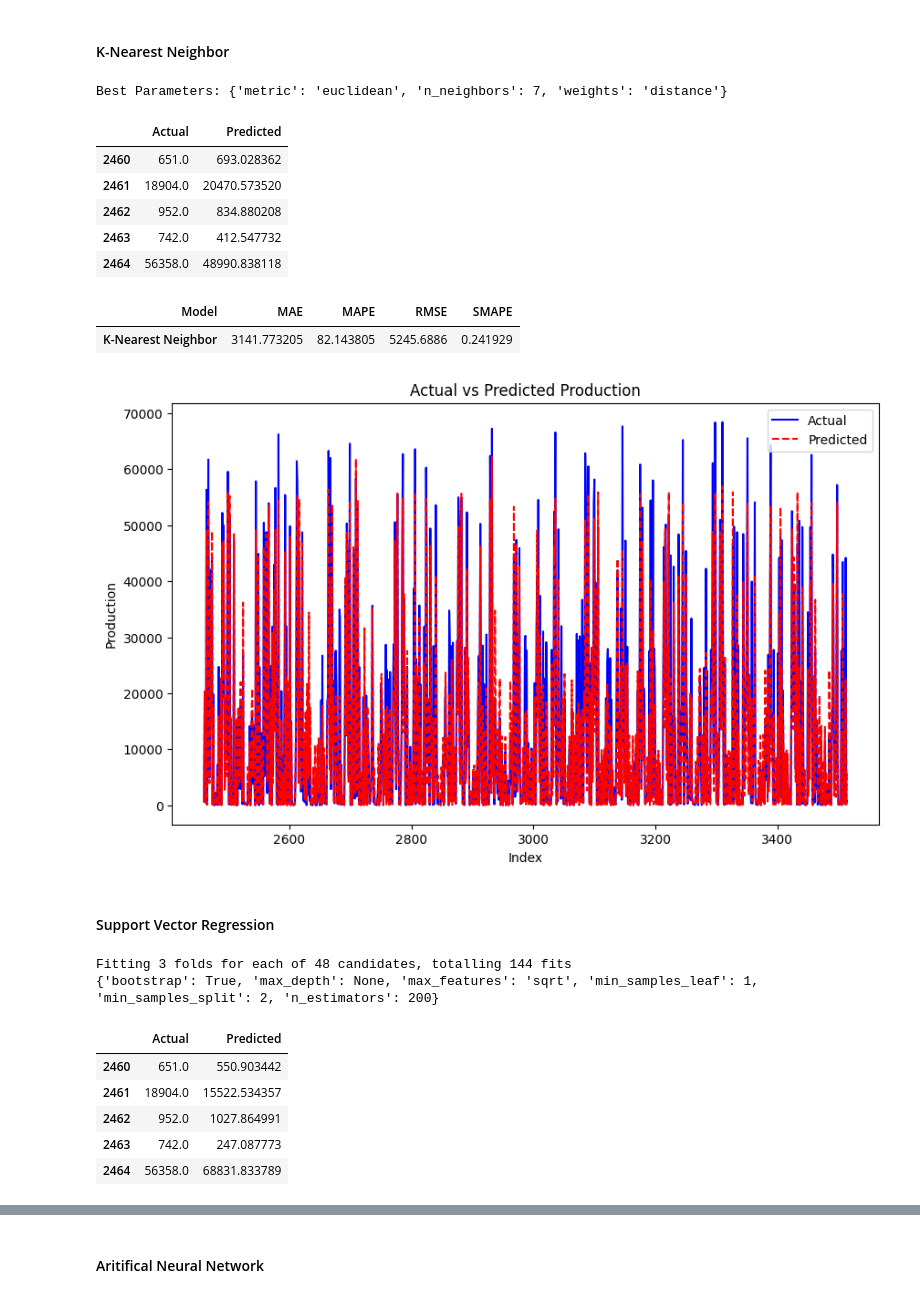
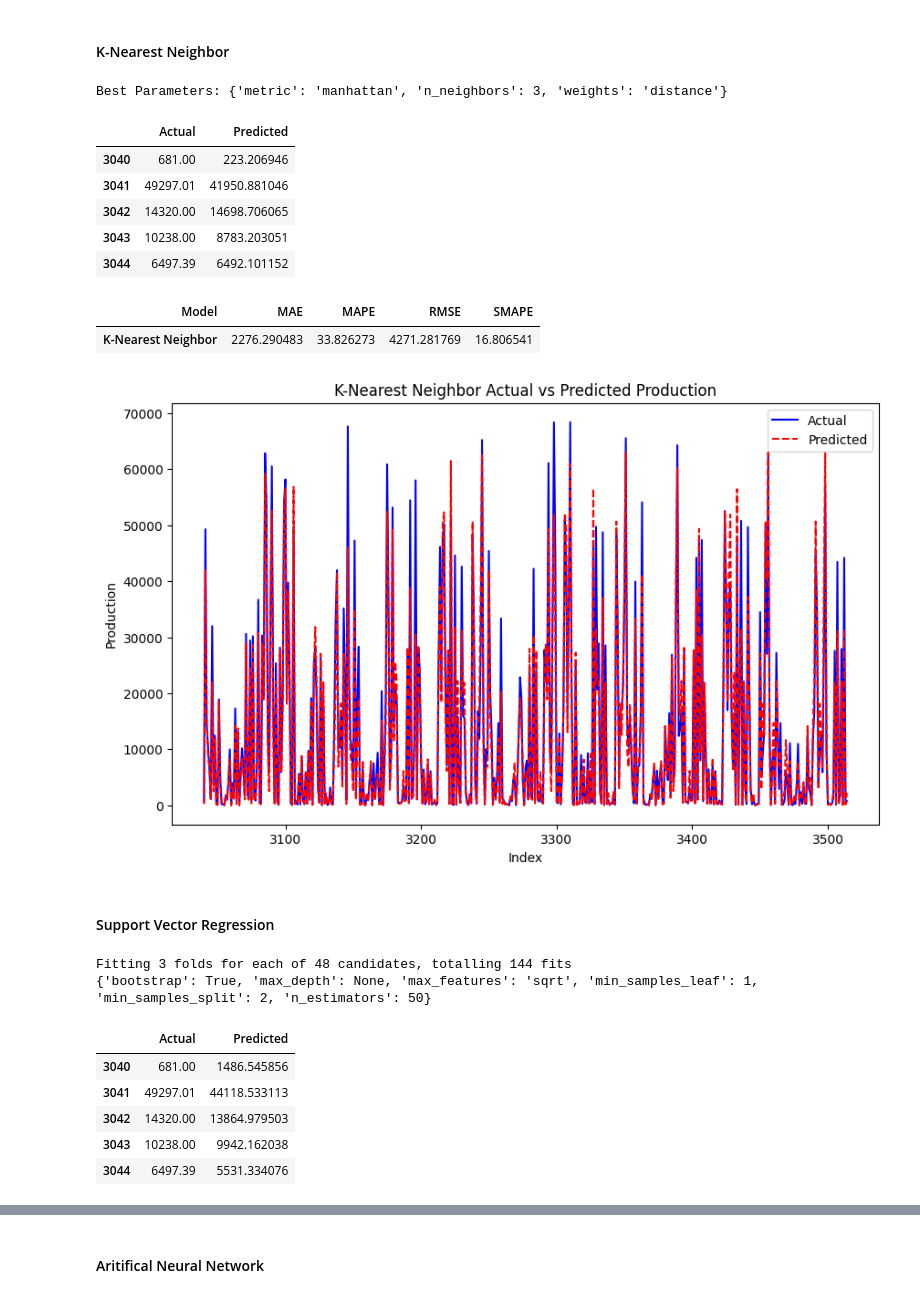
Before and after one commit to Geez-l/Project_197, a Jupyter notebook: Final version 1.ipynb, the cells around one changed output, grey strips where cells are left out. Drawn from its saved outputs; the diff is of its cells as text; code cells hidden in the pictures.

```diff
--- a/Final version 1.ipynb
+++ b/Final version 1.ipynb
@@ -404,19 +401,20 @@ dataset.head(5)
 # %% [markdown]
 <h4>Split train/test</h4>
 # %%
-# initialize the scaler
+# Initialize the scaler
 scaler = StandardScaler()
 
-X = dataset.drop(['Production', 'Log_Production', 'Date'], axis=1)
-y = dataset['Log_Production']
+# Split the dataset into training and testing sets based on the 'Date' column
+train_data = dataset[dataset['Date'] < '2020-04-01']
+test_data = dataset[dataset['Date'] >= '2020-04-01']
 
-# split into train and test (70% train, 30% test)
-train_size = int(0.7 * len(dataset))
-X_train, X_test, y_train, y_test = train_test_split(X, y, test_size=0.3, shuffle=False)
+# Prepare the features and target variable
+X_train = train_data.drop(['Production', 'Log_Production', 'Date'], axis=1)
+y_train = train_data['Log_Production']
+X_test = test_data.drop(['Production', 'Log_Production', 'Date'], axis=1)
+y_test = test_data['Log_Production']
 
-# fit the scaler on the training data and transform X_train
+# Fit the scaler on the training data and transform both training and testing sets
 X_train_scaled = scaler.fit_transform(X_train)
-
-# transform X_test using the same scaler (do not fit again)
 X_test_scaled = scaler.transform(X_test)
 # %%
@@ -687,7 +688,7 @@ print("Best Parameters:", grid_search_knn.best_params_)
 # use the best model
 model_knn = grid_search_knn.best_estimator_
 # %% [output]
-Best Parameters: {'metric': 'euclidean', 'n_neighbors': 7, 'weights': 'distance'}
+Best Parameters: {'metric': 'manhattan', 'n_neighbors': 3, 'weights': 'distance'}
 # %%
 # make predictions
 y_pred_knn = model_knn.predict(X_test_scaled)
@@ -699,11 +700,11 @@ results = pd.DataFrame({'Actual': y_test_original, 'Predicted': y_pred_original_
 results.head(5)
 # %% [output]
 |  | Actual | Predicted |
-| 2460 | 651.0 | 693.028362 |
-| 2461 | 18904.0 | 20470.573520 |
-| 2462 | 952.0 | 834.880208 |
-| 2463 | 742.0 | 412.547732 |
-| 2464 | 56358.0 | 48990.838118 |
+| 3040 | 681.00 | 223.206946 |
+| 3041 | 49297.01 | 41950.881046 |
+| 3042 | 14320.00 | 14698.706065 |
+| 3043 | 10238.00 | 8783.203051 |
+| 3044 | 6497.39 | 6492.101152 |
 # %%
 # calculate performance metrics on the test data
 mae_train = mean_absolute_error(y_test_original, y_pred_original_knn)
@@ -711,7 +712,7 @@ mse_train = mean_squared_error(y_test_original, y_pred_original_knn)
 rmse = np.sqrt(mse_train)
 mape = np.mean(np.abs((y_test_original - y_pred_original_knn) / y_test_original) * 100)
 smape = (1/len(y_test_original)) * np.sum(np.abs(y_test_original - y_pred_original_knn) /
- (np.abs(y_test_original) + np.abs(y_pred_original_knn) + 1e-9))
+ (np.abs(y_test_original) + np.abs(y_pred_original_knn) + 1e-9)) * 100
 
 
 # create a DataFrame to store the results
@@ -727,19 +728,19 @@ performance_knn = performance_knn.set_index('Model').T
 performance_knn
 # %% [output]
 | Model | MAE | MAPE | RMSE | SMAPE |
-| K-Nearest Neighbor | 3141.773205 | 82.143805 | 5245.6886 | 0.241929 |
+| K-Nearest Neighbor | 2276.290483 | 33.826273 | 4271.281769 | 16.806541 |
 # %%
 # 6. Plot actual vs predicted values
 plt.figure(figsize=(10, 6))
 plt.plot(y_test_original.index, y_test_original, label='Actual', color='blue')
 plt.plot(y_test_original.index, y_pred_original_knn, label='Predicted', color='red', linestyle='--')
 plt.xlabel('Index')
 plt.ylabel('Production')
 plt.legend()
-plt.title('Actual vs Predicted Production')
+plt.title('K-Nearest Neighbor Actual vs Predicted Production')
 plt.show()
 # %% [output]
-[figure, old version]
+[figure, new version]
 # %% [markdown]
 <h4>Support Vector Regression</h4>
 # %%
@@ -754,7 +755,6 @@ param_grid = {
     'gamma': ['scale', 'auto']
 }
 
-
 grid_search = GridSearchCV(SVR(), param_grid, scoring='neg_mean_squared_error', cv=3, n_jobs=-1, verbose=2)
 
 # fit training data
@@ -766,4 +766,4 @@ print(grid_search_rf.best_params_)
 model_svr = grid_search.best_estimator_
 # %% [output]
 Fitting 3 folds for each of 48 candidates, totalling 144 fits
-{'bootstrap': True, 'max_depth': None, 'max_features': 'sqrt', 'min_samples_leaf': 1, 'min_samples_split': 2, 'n_estimators': 200}
+{'bootstrap': True, 'max_depth': None, 'max_features': 'sqrt', 'min_samples_leaf': 1, 'min_samples_split': 2, 'n_estimators': 50}
@@ -777,11 +777,11 @@ results = pd.DataFrame({'Actual': y_test_original, 'Predicted': y_pred_original_
 results.head(5)
 # %% [output]
 |  | Actual | Predicted |
-| 2460 | 651.0 | 550.903442 |
-| 2461 | 18904.0 | 15522.534357 |
-| 2462 | 952.0 | 1027.864991 |
-| 2463 | 742.0 | 247.087773 |
-| 2464 | 56358.0 | 68831.833789 |
+| 3040 | 681.00 | 1486.545856 |
+| 3041 | 49297.01 | 44118.533113 |
+| 3042 | 14320.00 | 13864.979503 |
+| 3043 | 10238.00 | 9942.162038 |
+| 3044 | 6497.39 | 5531.334076 |
 # %%
 # calculate performance metrics on the test data
 mae_train = mean_absolute_error(y_test_original, y_pred_original_svr)
```
Also changed, not shown: parts of 35 cells of this notebook.
